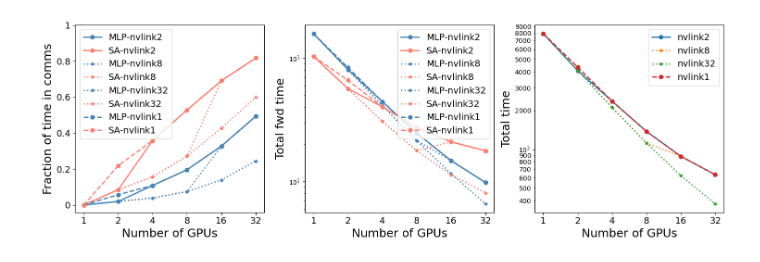
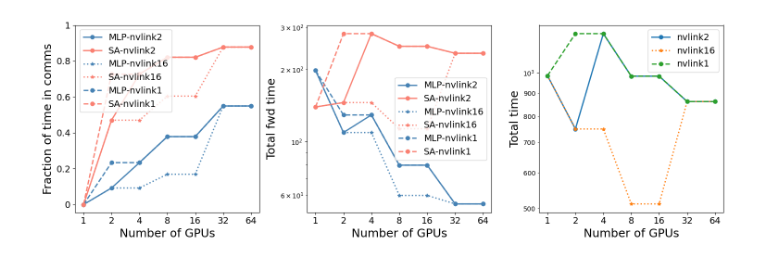
Before and after one commit to ShashankSubramanian/transformer-perf-estimates, a Jupyter notebook: transformer_estimates_2d.ipynb, the cells around one changed output. Drawn from its saved outputs; the diff is of its cells as text; code cells hidden in the pictures.

```diff
--- a/transformer_estimates_2d.ipynb
+++ b/transformer_estimates_2d.ipynb
@@ -461,5 +467,24 @@ time for 1 itr = 2111.2490119776876
 # %%
-def plot(n_gpus, parallelism, system, axs, lgnd=['MLP', 'SA'], lgnd_tot=['nvlink1'], lfmt="-"):
+def set_gpus(n, nvs, parallelism, topology):
+    factors_of_n = [[i, n//i] for i in range(1, int(n**0.5) + 1) if n % i == 0]
+    if n <= nvs:
+        # set all gpus within nvlink
+        best_factor = factors_of_n[-1]
+        parallelism['m1'] = best_factor[0]
+        parallelism['m1'] = best_factor[1]
+        topology['t1'] = 'nvlink'
+        topology['t2'] = 'nvlink'
+    else:
+        best_factor = factors_of_n[-1]
+        parallelism['m1'] = best_factor[0]
+        parallelism['m1'] = best_factor[1]
+        topology['t1'] = 'ib'
+        topology['t2'] = 'ib'
+    return parallelism, topology
+
+
+
+def plot(n_gpus, parallelism, topology, system, axs, lgnd=['MLP', 'SA'], lgnd_tot=['nvlink1'], lfmt="-"):
     t_frac_mlp = []
     t_frac_sa = []
 
@@ -472,13 +497,12 @@ def plot(n_gpus, parallelism, system, axs, lgnd=['MLP', 'SA'], lgnd_tot=['nvlink
     t_itr = []
 
     for n in n_gpus:
-        parallelism['m1'] = n
-        parallelism['m2'] = 1
+        parallelism, topology = set_gpus(n, system['nvlink_size'], parallelism, topology)
 
         df_mlp = MLP_estimates(b, l, e, f, depth, element_size=fp16_sz, mask_element_size=int_sz, flops_units=flops_units,
-                               parallelism=parallelism, system=system)
+                               parallelism=parallelism, topology=topology, system=system)
         df_sa = self_attention_estimates(b, l, e, h, element_size=fp16_sz, mask_element_size=int_sz, flops_units=flops_units,
-                                         flash_attention=True, parallelism=parallelism, system=system)
+                                         flash_attention=True, parallelism=parallelism, topology=topology, system=system)
         t_f = df_mlp['t_total_fwd'].sum()* depth
         t_c = df_mlp['t_comm_fwd'].sum()* depth
         t_mlp_c.append(t_f)
@@ -535,40 +559,37 @@ def plot(n_gpus, parallelism, system, axs, lgnd=['MLP', 'SA'], lgnd_tot=['nvlink
 # %%
 # Sweeps
 ### model parallelism
-n_gpus = [1, 2, 4, 8, 16, 32]
+n_gpus = [1, 2, 4, 8, 16, 32, 64]
 parallelism = {'m1': 1,
                'm2': 1}
+topology = {'t1': 'ib',
+            't2': 'nvlink'}
 system = {'matrix_flops_fp16': 312,
           'vector_flops_fp32': 19.5,
           'vector_flops_fp16': 78,
           'hbm_bandwidth': 1555,
           'nvlink_bandwidth': 300,
           'ib_bandwidth': 100,
           'nvlink_size': 8}
 
 fig, axs = plt.subplots(1,3,figsize=(15,5), tight_layout=True)
 c1 = 'steelblue'
 c2 = 'salmon'
 fsz = 18
 
 nvs = 2
 system['nvlink_size'] = nvs
 lgnd = ["MLP-nvlink{}".format(nvs), "SA-nvlink{}".format(nvs)]
 lgnd_tot = ["nvlink{}".format(nvs)]
-plot(n_gpus, parallelism, system, axs, lgnd=lgnd, lgnd_tot=lgnd_tot, lfmt="o-")
-nvs = 8
+plot(n_gpus, parallelism, topology, system, axs, lgnd=lgnd, lgnd_tot=lgnd_tot, lfmt="o-")
+nvs = 16
 system['nvlink_size'] = nvs
 lgnd += ["MLP-nvlink{}".format(nvs), "SA-nvlink{}".format(nvs)]
 lgnd_tot += ["nvlink{}".format(nvs)]
-plot(n_gpus, parallelism, system, axs, lgnd=lgnd, lgnd_tot=lgnd_tot, lfmt="*:")
-nvs = 32
-system['nvlink_size'] = nvs
-lgnd += ["MLP-nvlink{}".format(nvs), "SA-nvlink{}".format(nvs)]
-lgnd_tot += ["nvlink{}".format(nvs)]
-plot(n_gpus, parallelism, system, axs, lgnd=lgnd, lgnd_tot=lgnd_tot, lfmt="*:")
+plot(n_gpus, parallelism, topology, system, axs, lgnd=lgnd, lgnd_tot=lgnd_tot, lfmt="*:")
 system['nvlink_size'] = 1
 lgnd += ["MLP-nvlink1", "SA-nvlink1"]
 lgnd_tot += ["nvlink1"]
-plot(n_gpus, parallelism, system, axs, lgnd=lgnd, lgnd_tot=lgnd_tot, lfmt="o--")
+plot(n_gpus, parallelism, topology, system, axs, lgnd=lgnd, lgnd_tot=lgnd_tot, lfmt="o--")
 # %% [output]
-[figure, old version]
+[figure, new version]
```
Also changed, not shown: parts of 5 cells of this notebook, 5 other files.
